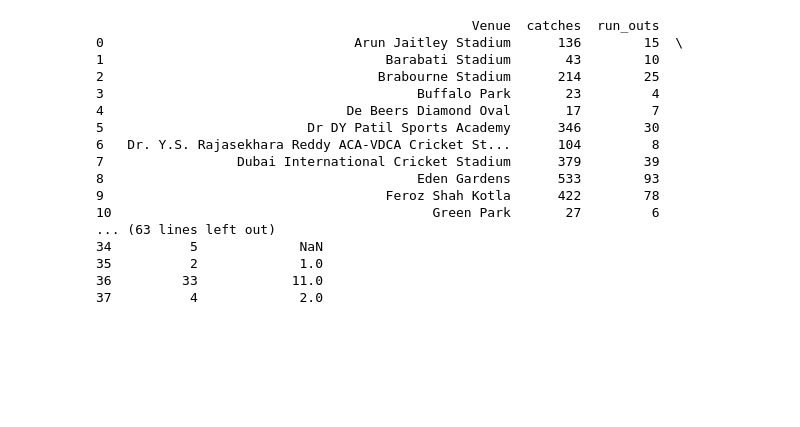
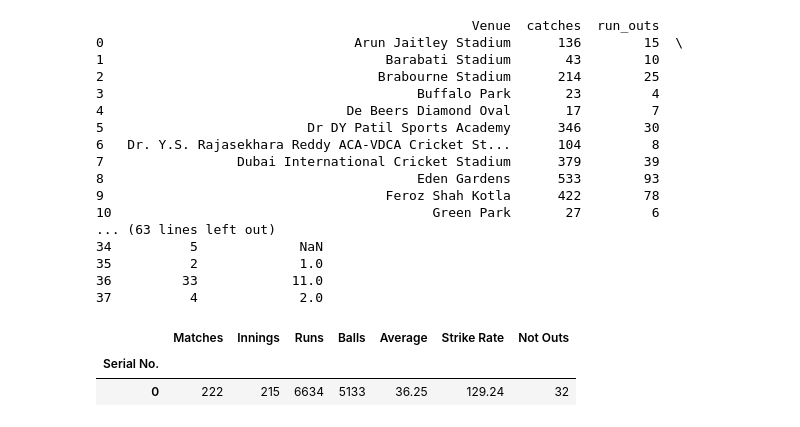
Before and after one commit to anubrotoGhose/IPL-Stats-Access, a Jupyter notebook: table_creator_5.ipynb, the cells around one changed output. Cells and saved outputs as stored; diff of their text form; code cells hidden in the pictures; blank space fills up the shorter version.

```diff
--- a/table_creator_5.ipynb
+++ b/table_creator_5.ipynb
@@ -756,3 +756,18 @@ print(venue_stats)
 35          2             1.0
 36         33            11.0
 37          4             2.0
+# %%
+import pandas as pd
+
+# Sample DataFrame
+data = {'Matches': [222], 'Innings': [215], 'Runs': [6634], 'Balls': [5133], 'Average': [36.25], 'Strike Rate': [129.24], 'Not Outs': [32]}
+df = pd.DataFrame(data)
+
+# Label the index as "Serial No."
+df_bat = df.rename_axis('Serial No.')
+
+df_bat
+# %% [output]
+|  | Matches | Innings | Runs | Balls | Average | Strike Rate | Not Outs |
+| Serial No. |  |  |  |  |  |  |  |
+| 0 | 222 | 215 | 6634 | 5133 | 36.25 | 129.24 | 32 |
```
Also changed, not shown: 3 other files.
